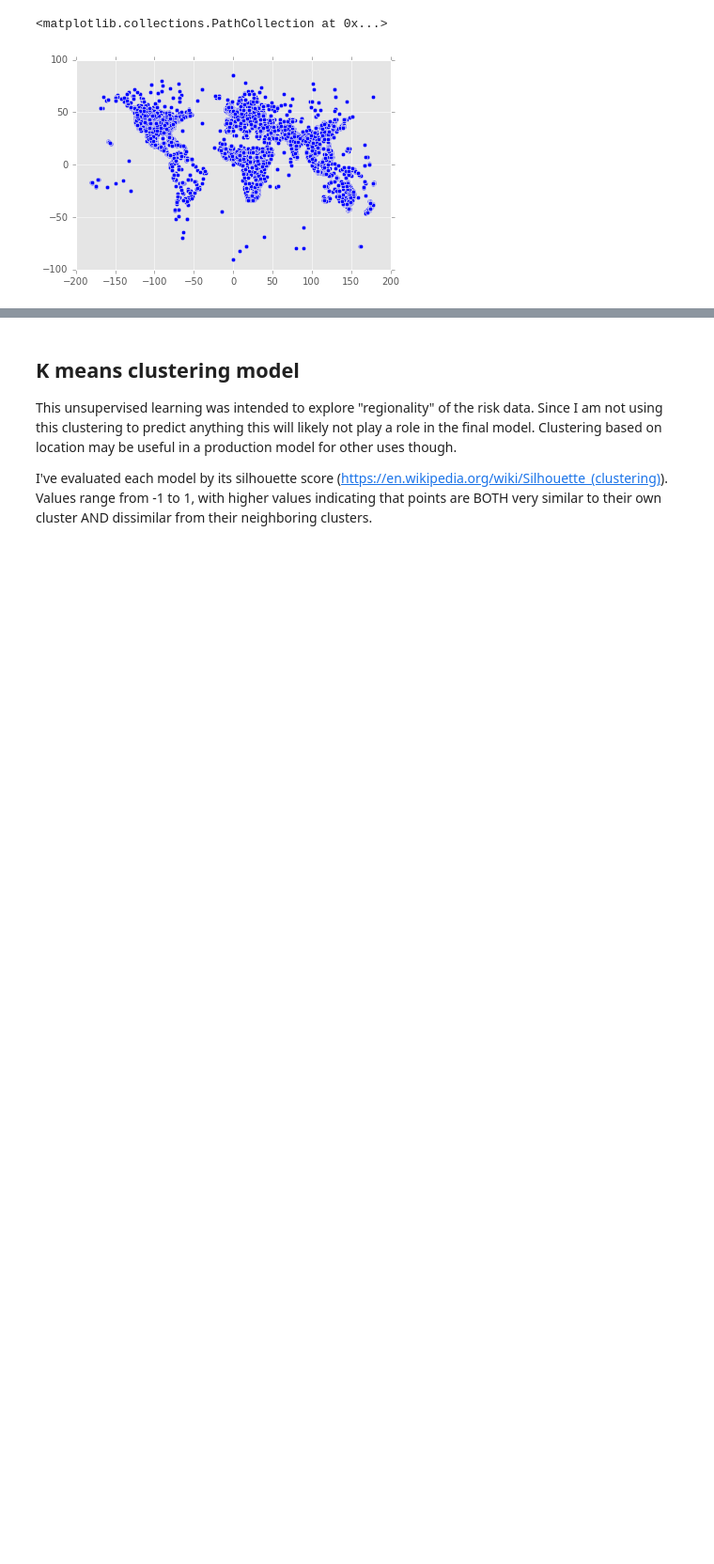
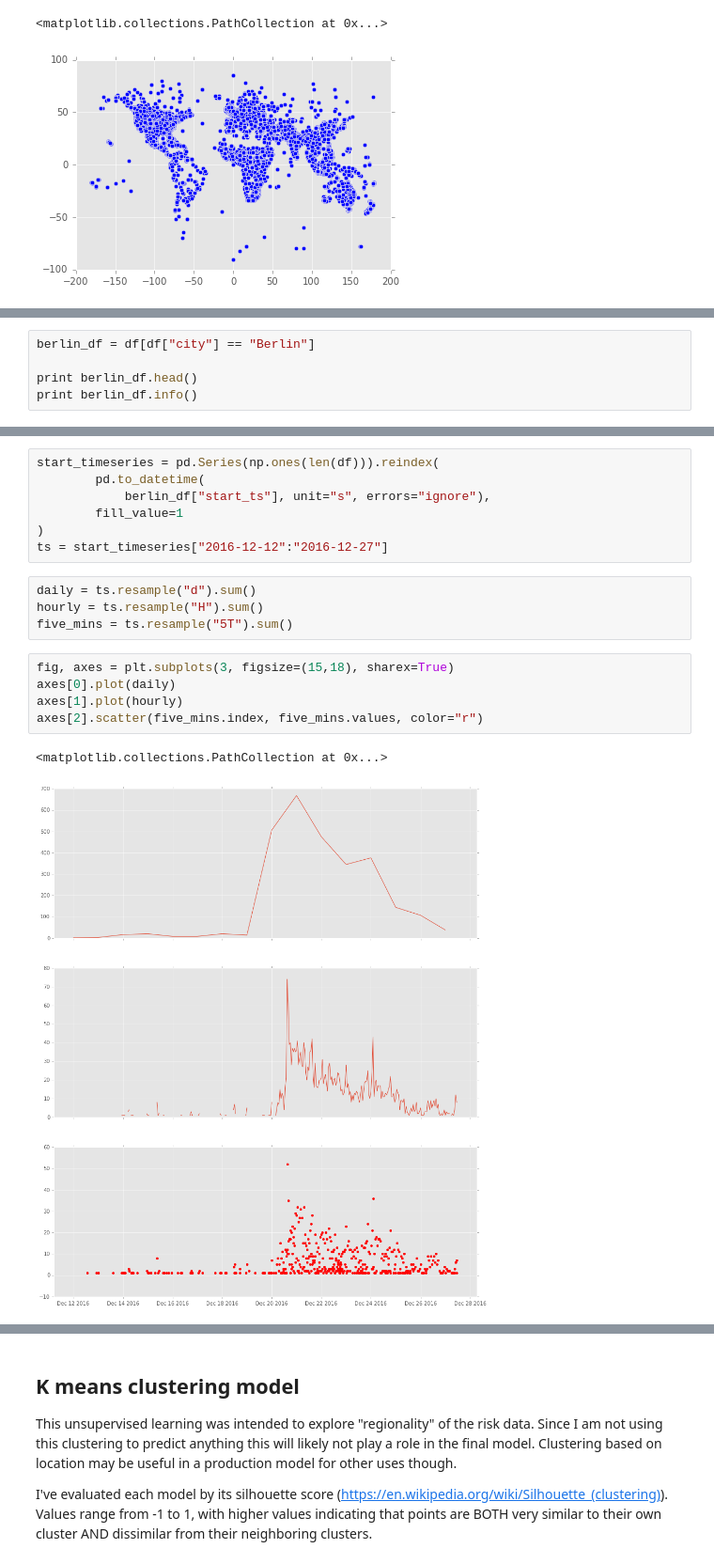
Before and after one commit to brendan-dorsey/stabilitas-thresholds, a Jupyter notebook: initial_eda.ipynb, the cells around one changed output, grey strips where cells are left out. Shown at 94% size. Saved outputs shown, nothing was run; the diff lists cells and outputs as text; blank space fills up the shorter version.

```diff
--- a/initial_eda.ipynb
+++ b/initial_eda.ipynb
@@ -79,0 +228,5 @@ plt.scatter(location_df["lon"], location_df["lat"])#, alpha=0.02)
+# %%
+berlin_df = df[df["city"] == "Berlin"]
+
+print berlin_df.head()
+print berlin_df.info()
@@ -79,0 +251,19 @@ plt.scatter(location_df["lon"], location_df["lat"])#, alpha=0.02)
+# %%
+start_timeseries = pd.Series(np.ones(len(df))).reindex(
+        pd.to_datetime(
+            berlin_df["start_ts"], unit="s", errors="ignore"),
+        fill_value=1
+)
+ts = start_timeseries["2016-12-12":"2016-12-27"]
+# %%
+daily = ts.resample("d").sum()
+hourly = ts.resample("H").sum()
+five_mins = ts.resample("5T").sum()
+# %%
+fig, axes = plt.subplots(3, figsize=(15,18), sharex=True)
+axes[0].plot(daily)
+axes[1].plot(hourly)
+axes[2].scatter(five_mins.index, five_mins.values, color="r")
+# %% [output]
+<matplotlib.collections.PathCollection at 0x...>
+[figure, added]
```
Also changed, not shown: parts of 27 cells of this notebook, 3 other files.
